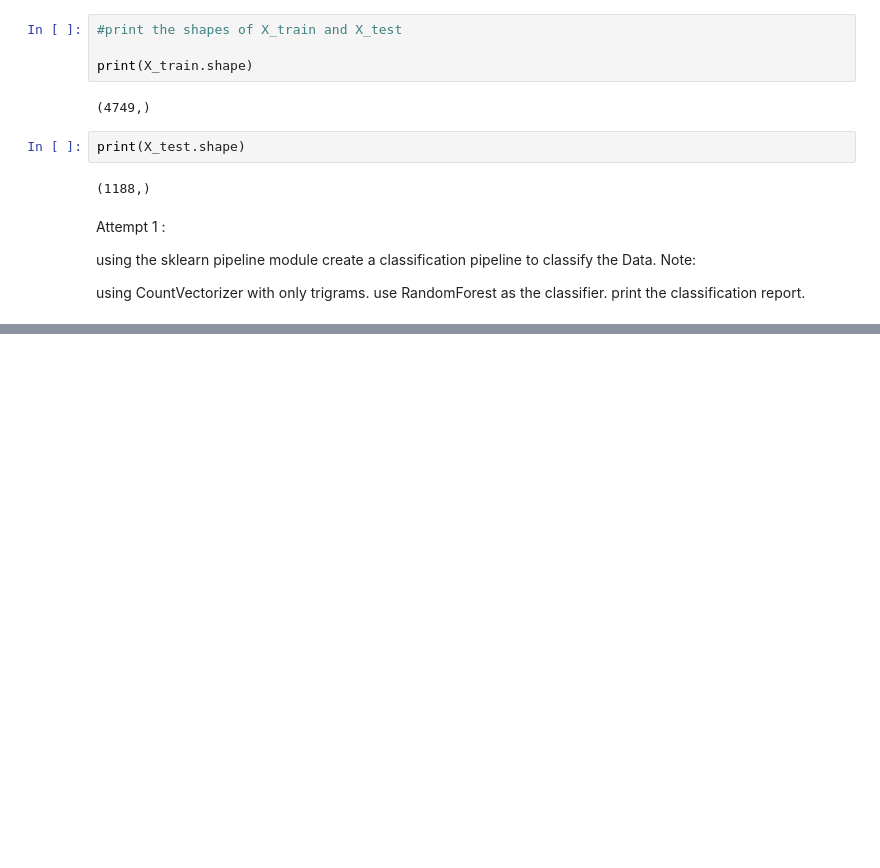
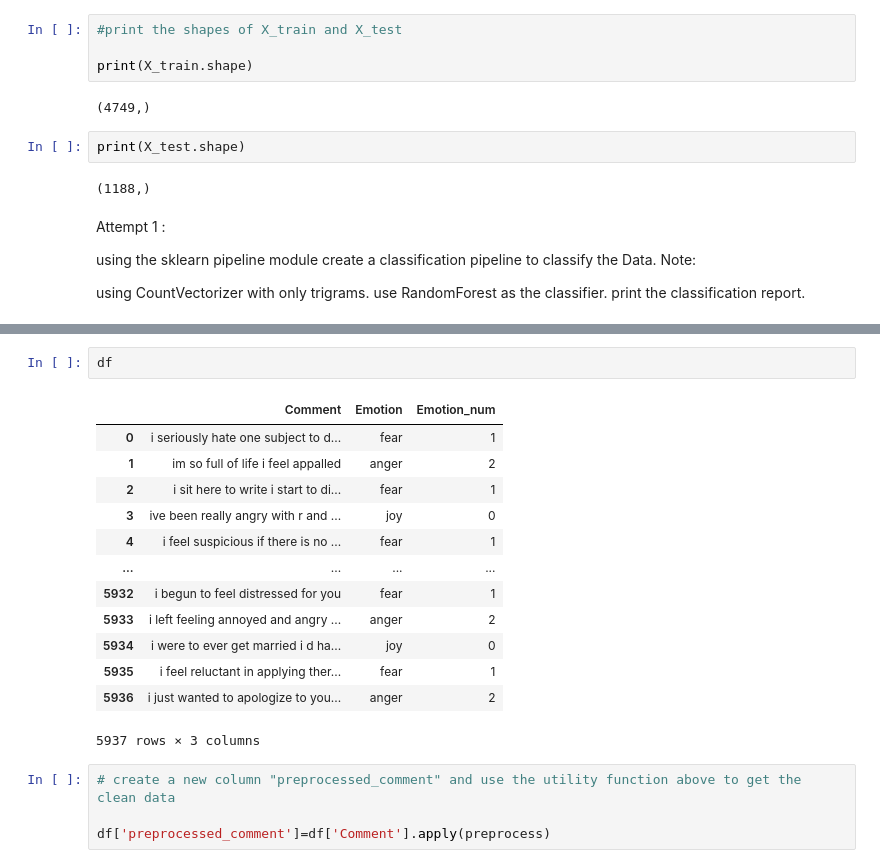
Before and after one commit to BibekRai44/NLP, a Jupyter notebook: tfidf-exercise.ipynb, the cells around one changed output, grey strips where cells are left out. Drawn from its saved outputs; the diff is of its cells as text; blank space fills up the shorter version.

```diff
--- a/tfidf-exercise.ipynb
+++ b/tfidf-exercise.ipynb
@@ -117,0 +227,20 @@ weighted avg       0.54      0.49      0.47      1188
+# %%
+df
+# %% [output]
+|  | Comment | Emotion | Emotion_num |
+| 0 | i seriously hate one subject to d... | fear | 1 |
+| 1 | im so full of life i feel appalled | anger | 2 |
+| 2 | i sit here to write i start to di... | fear | 1 |
+| 3 | ive been really angry with r and ... | joy | 0 |
+| 4 | i feel suspicious if there is no ... | fear | 1 |
+| ... | ... | ... | ... |
+| 5932 | i begun to feel distressed for you | fear | 1 |
+| 5933 | i left feeling annoyed and angry ... | anger | 2 |
+| 5934 | i were to ever get married i d ha... | joy | 0 |
+| 5935 | i feel reluctant in applying ther... | fear | 1 |
+| 5936 | i just wanted to apologize to you... | anger | 2 |
+5937 rows × 3 columns
+# %%
+# create a new column "preprocessed_comment" and use the utility function above to get the clean data
+
+df['preprocessed_comment']=df['Comment'].apply(preprocess)
```
Also changed, not shown: parts of 19 cells of this notebook.
